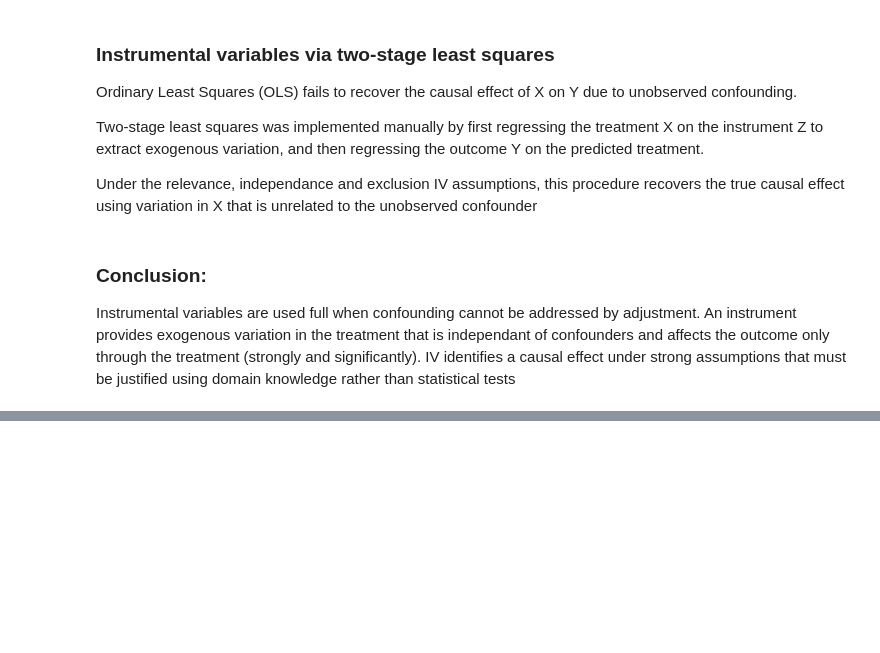
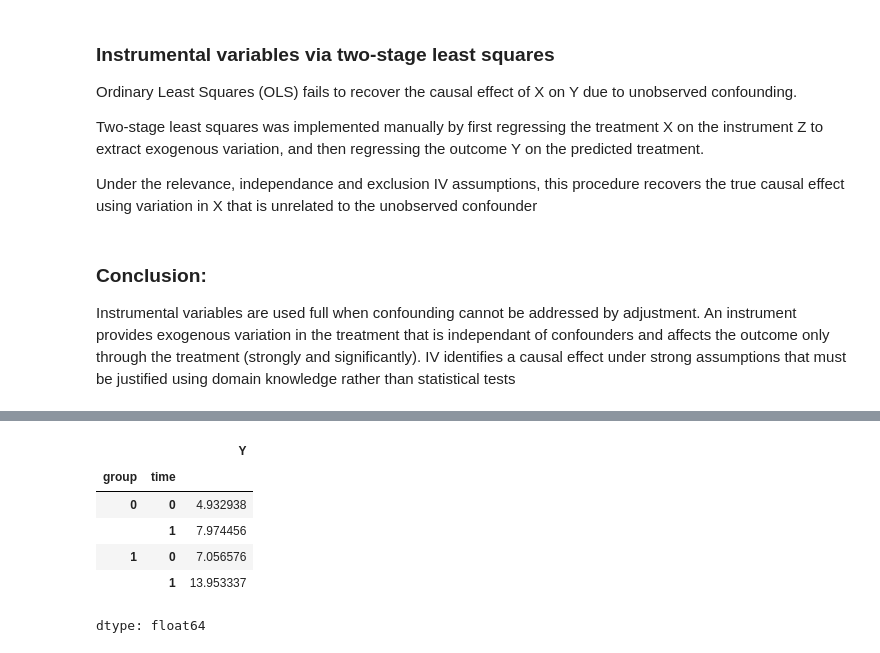
Before and after one commit to julie-dfx/causal-decision-analytics, a Jupyter notebook: 00_reboot_03_causal_identification.ipynb, the cells around one changed output, grey strips where cells are left out. Cells and saved outputs as stored; diff of their text form; code cells hidden in the pictures; blank space fills up the shorter version.

```diff
--- a/00_reboot_03_causal_identification.ipynb
+++ b/00_reboot_03_causal_identification.ipynb
@@ -521,0 +532,44 @@ Instrumental variables are used full when confounding cannot be addressed by adj
+# %%
+import numpy as np
+import pandas as pd
+import statsmodels.api as sm
+
+np.random.seed(1)
+n = 1000
+
+#groups
+group = np.random.binomial(1,0.5, n) # 1 = treated group
+
+#time
+time = np.random.binomial(1, 0.5, n) # 1 = post-treatment
+
+#baseline outcome
+Y = 5.0 + 2 * group + 3 * time # Initialize Y as float to prevent type error
+
+# treatment efect (only for treated group in post-period)
+treatment_effect = 4
+Y += treatment_effect * group * time
+
+# noise
+Y += np.random.normal(0, 1, n)
+
+df = pd.DataFrame({
+    "Y": Y,
+    "group": group,
+    "time": time
+})
+
+# interpretation: groups differ at baseline; outcome evolves over time; treatment only affects treated group after intervention, true DiD = 4
+# %%
+# naive comparison: compare means manually
+df.groupby(["group", "time"])["Y"].mean()
+
+# raw differences are not what we want to read (4)
+# %% [output]
+|  |  | Y |
+| group | time |  |
+| 0 | 0 | 4.932938 |
+|  | 1 | 7.974456 |
+| 1 | 0 | 7.056576 |
+|  | 1 | 13.953337 |
+dtype: float64
```
Also changed, not shown: parts of 5 cells of this notebook.
